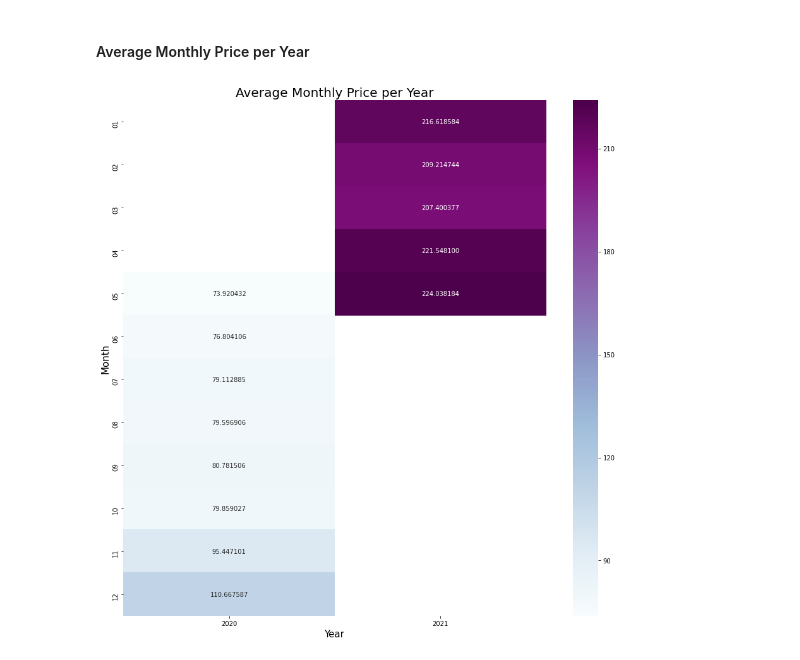
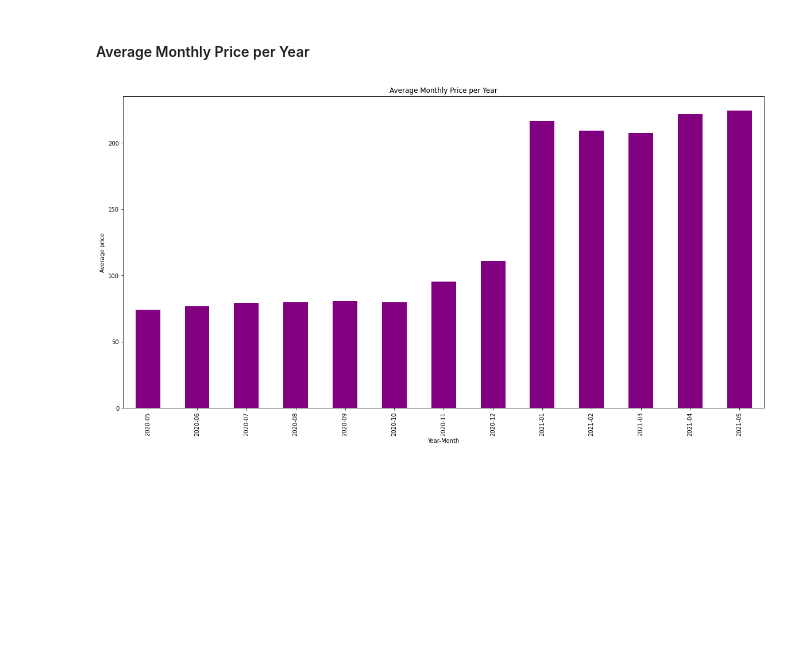
Before and after one commit to alexiszamanidis/airbnb_data_analysis, a Jupyter notebook: notebooks/calendar.ipynb, the cells around one changed output. Saved outputs shown, nothing was run; the diff lists cells and outputs as text; code cells hidden in the pictures; blank space fills up the shorter version.

Commit message:
refactor calendar.ipynb, refactor listings.ipynb, add some maps on listings.ipynb, add plot.py

```diff
--- a/notebooks/calendar.ipynb
+++ b/notebooks/calendar.ipynb
@@ -8,19 +14,6 @@ warnings.filterwarnings("ignore")
 # show all rows and columns
 pd.set_option("display.max_rows", None)
 pd.set_option("display.max_columns", None)
-# %%
-import matplotlib.pyplot as plt
-
-def plot_bar(dataframe, x, y, title, xlabel, ylabel, color):
-    dataframe.plot(kind = "bar",
-                   x = x,
-                   y = y,
-                   color = color,
-                   figsize = (20,10),
-                   title = title,
-                   legend = False)
-    plt.xlabel(xlabel)
-    plt.ylabel(ylabel)
 # %% [markdown]
 #### Load listings data set and hold specific columns
 # %%
@@ -90,17 +83,12 @@ display(calendar.shape, calendar.head(5))
 # %%
 # group by month and year and calculate mean price
 month_per_year = calendar.groupby(["year", "month"]).price.mean()
 month_per_year = month_per_year.reset_index()
+month_per_year = month_per_year.rename(columns={"price":"avg_price"})
+month_per_year["year-month"] = month_per_year["year"] + "-" + month_per_year["month"]
 #display(month_per_year)
 
-import seaborn as sns
-
-# plot heat map
-plt.figure(figsize=(15,15))
-sns.heatmap(calendar.groupby(["month", "year"]).price.mean().unstack(),annot=True, fmt="f", cmap="BuPu")
-plt.title("Average Monthly Price per Year", fontsize = 20)
-plt.xlabel("Year",fontsize = 15)
-plt.ylabel("Month",fontsize = 15)
-plt.show()
+plot_bar(month_per_year,"year-month","avg_price","Average Monthly Price per Year",
+         "Year-Month","Average price","purple")
 # %% [output]
-[figure, old version]
+[figure, new version]
```
Also changed, not shown: parts of 1 cell of this notebook, 3 other files.
